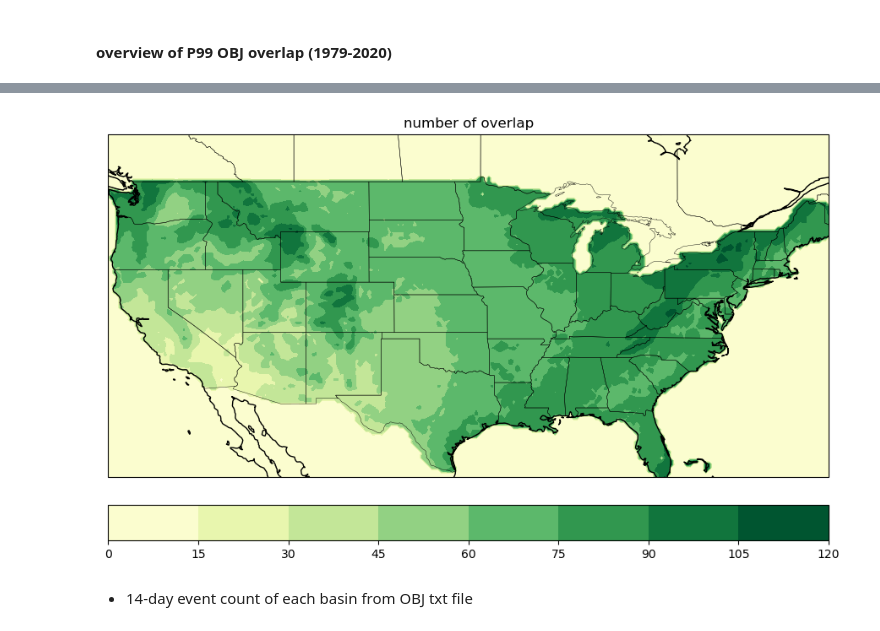
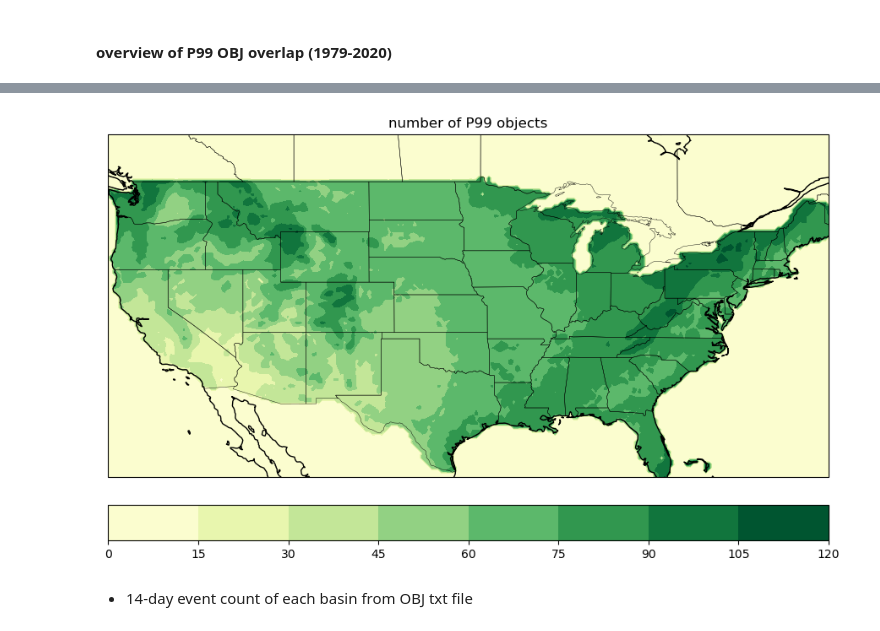
Before and after one commit to ming80302/COEXIST, a Jupyter notebook: obj_overlap_new.ipynb, the cells around one changed output, grey strips where cells are left out. Drawn from its saved outputs; the diff is of its cells as text; code cells hidden in the pictures.

```diff
--- a/obj_overlap_new.ipynb
+++ b/obj_overlap_new.ipynb
@@ -154,5 +154,5 @@ event_ct_2d = np.zeros((event_crop.shape[1], event_crop.shape[2]))
 for ii in range(event_crop.shape[1]):
     for jj in range(event_crop.shape[2]):
         event_ct_2d[ii,jj] = len(np.unique(event_crop[:,ii,jj])) - 1
-plot_2d(ds_mask.lat, ds_mask.lon, event_ct_2d, 'YlGn', 'number of overlap')
+plot_2d(ds_mask.lat, ds_mask.lon, event_ct_2d, 'YlGn', 'number of P99 objects')
 # %% [output]
@@ -161,4 +161,4 @@ Wall time: 11.7 s
-[figure, old version]
+[figure, new version]
 # %% [markdown]
  - 14-day event count of each basin from OBJ txt file
 # %%
```
Also changed, not shown: parts of 1 cell of this notebook.
